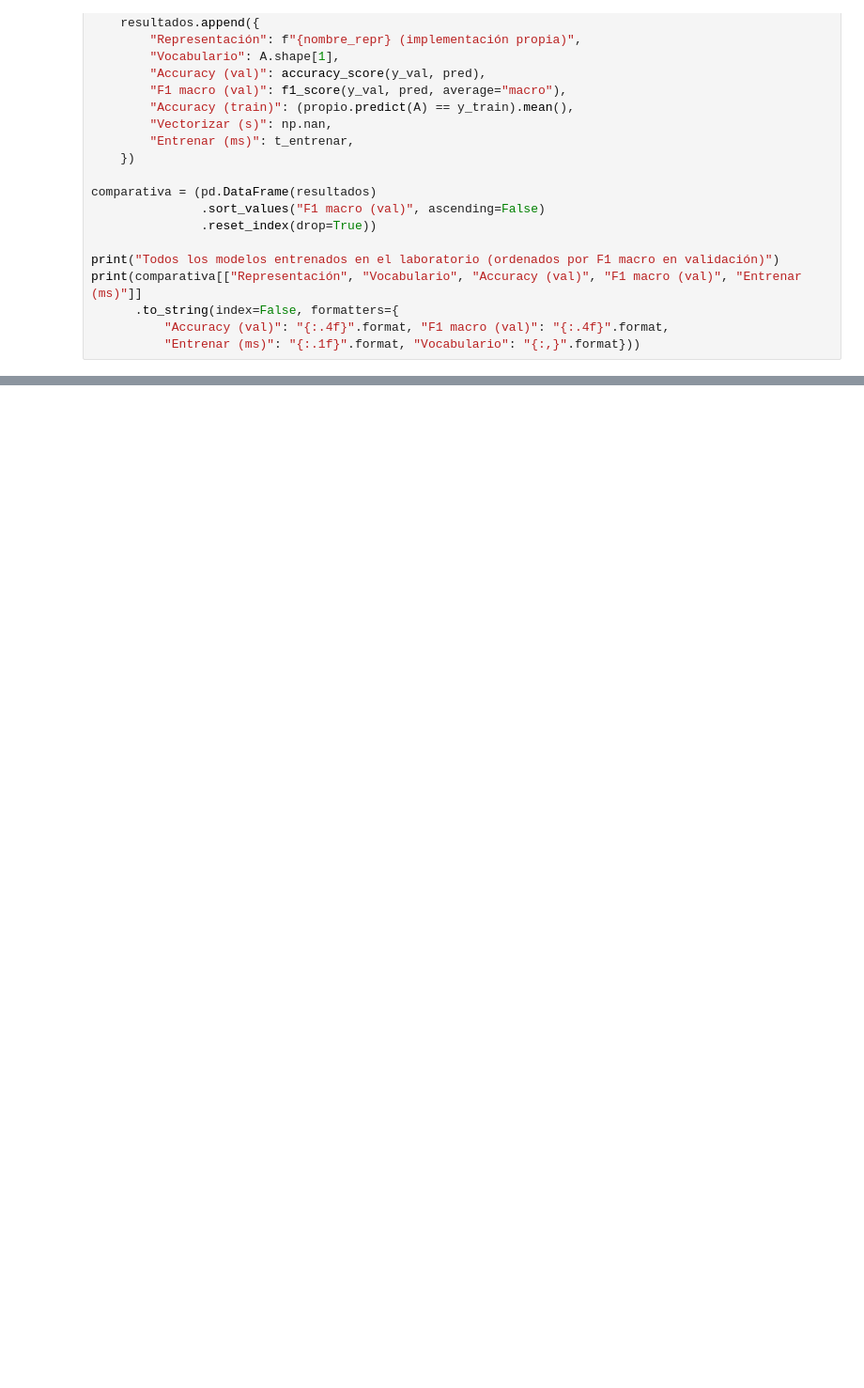
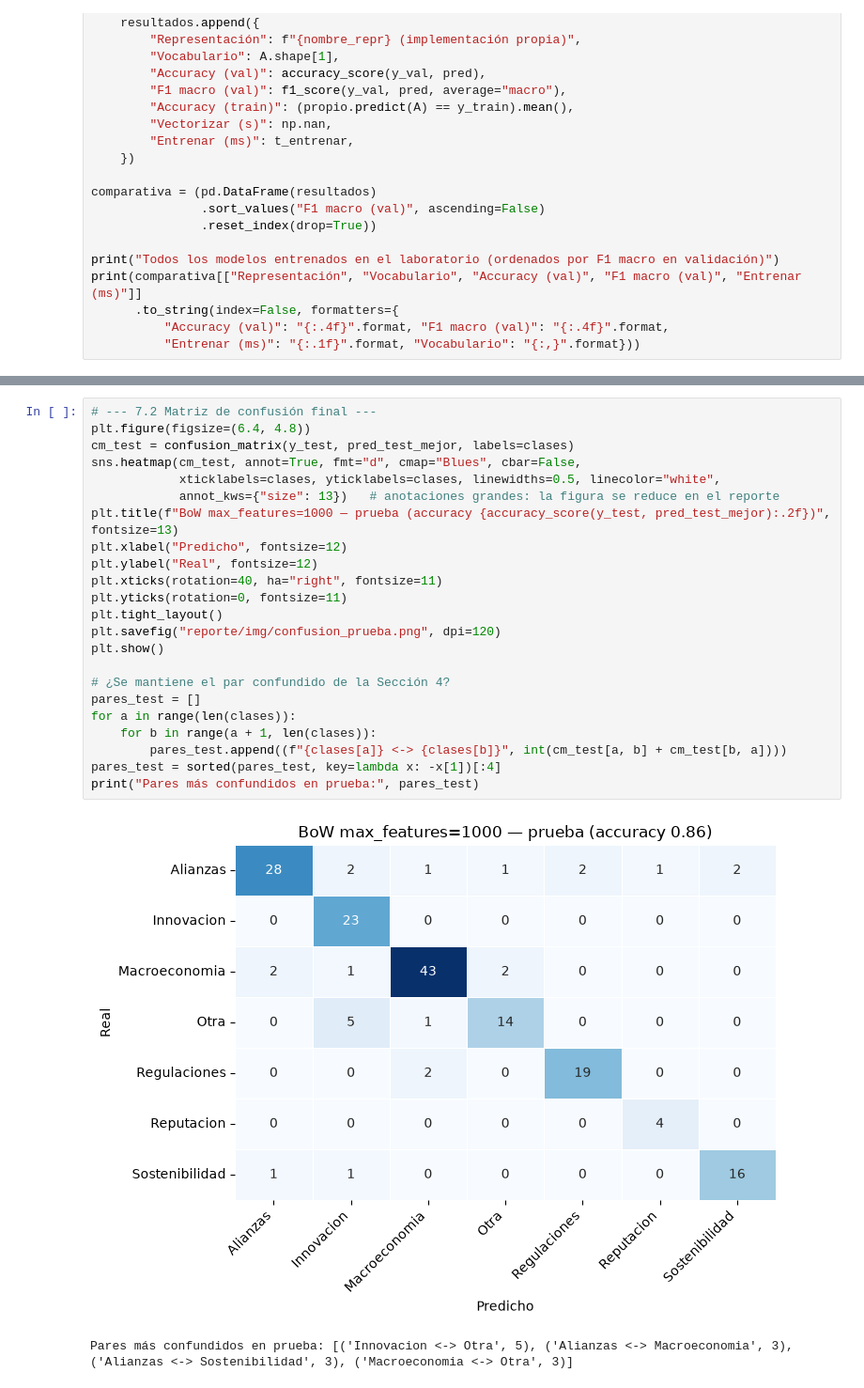
Before and after one commit to MrCifristo/NaturalLanguageProcessing, a Jupyter notebook: lab3-nlp/lab3.ipynb, the cells around one changed output, grey strips where cells are left out. Shown at 94% size. Saved outputs shown, nothing was run; the diff lists cells and outputs as text; blank space fills up the shorter version.

Commit message:
Reporte final escrito

```diff
--- a/lab3-nlp/lab3.ipynb
+++ b/lab3-nlp/lab3.ipynb
@@ -1040,0 +1200,26 @@ print(comparativa[["Representación", "Vocabulario", "Accuracy (val)", "F1 macro
+# %%
+# --- 7.2 Matriz de confusión final ---
+plt.figure(figsize=(6.4, 4.8))
+cm_test = confusion_matrix(y_test, pred_test_mejor, labels=clases)
+sns.heatmap(cm_test, annot=True, fmt="d", cmap="Blues", cbar=False,
+            xticklabels=clases, yticklabels=clases, linewidths=0.5, linecolor="white",
+            annot_kws={"size": 13})   # anotaciones grandes: la figura se reduce en el reporte
+plt.title(f"BoW max_features=1000 — prueba (accuracy {accuracy_score(y_test, pred_test_mejor):.2f})", fontsize=13)
+plt.xlabel("Predicho", fontsize=12)
+plt.ylabel("Real", fontsize=12)
+plt.xticks(rotation=40, ha="right", fontsize=11)
+plt.yticks(rotation=0, fontsize=11)
+plt.tight_layout()
+plt.savefig("reporte/img/confusion_prueba.png", dpi=120)
+plt.show()
+
+# ¿Se mantiene el par confundido de la Sección 4?
+pares_test = []
+for a in range(len(clases)):
+    for b in range(a + 1, len(clases)):
+        pares_test.append((f"{clases[a]} <-> {clases[b]}", int(cm_test[a, b] + cm_test[b, a])))
+pares_test = sorted(pares_test, key=lambda x: -x[1])[:4]
+print("Pares más confundidos en prueba:", pares_test)
+# %% [output]
+[figure, added]
+Pares más confundidos en prueba: [('Innovacion <-> Otra', 5), ('Alianzas <-> Macroeconomia', 3), ('Alianzas <-> Sostenibilidad', 3), ('Macroeconomia <-> Otra', 3)]
```
Also changed, not shown: parts of 9 cells of this notebook, 6 other files.
